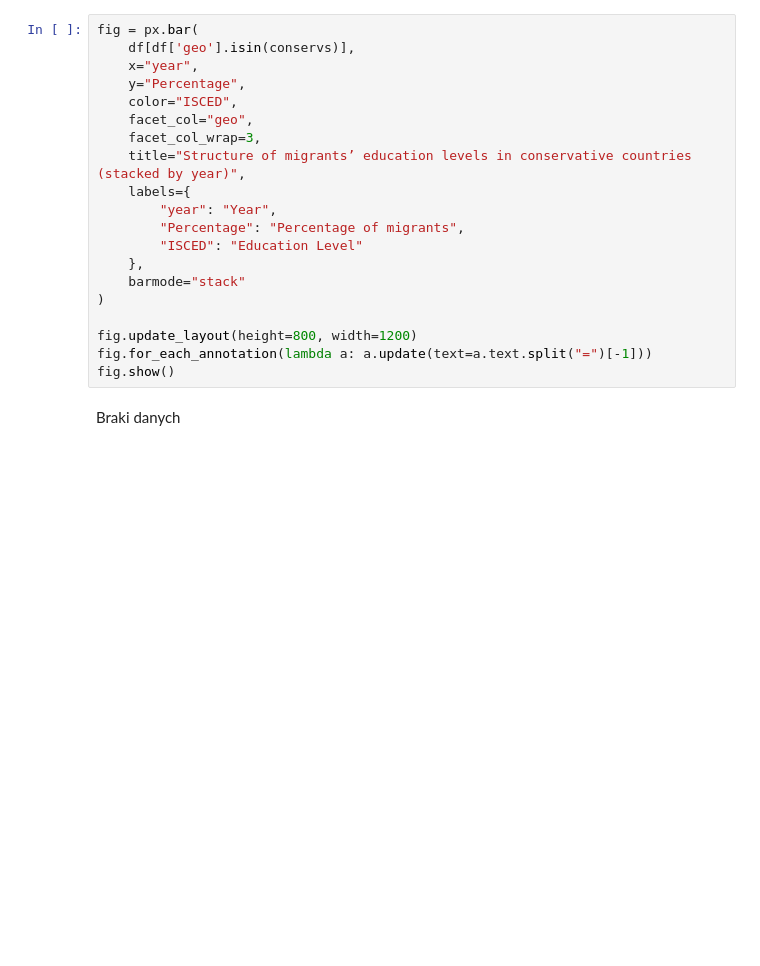
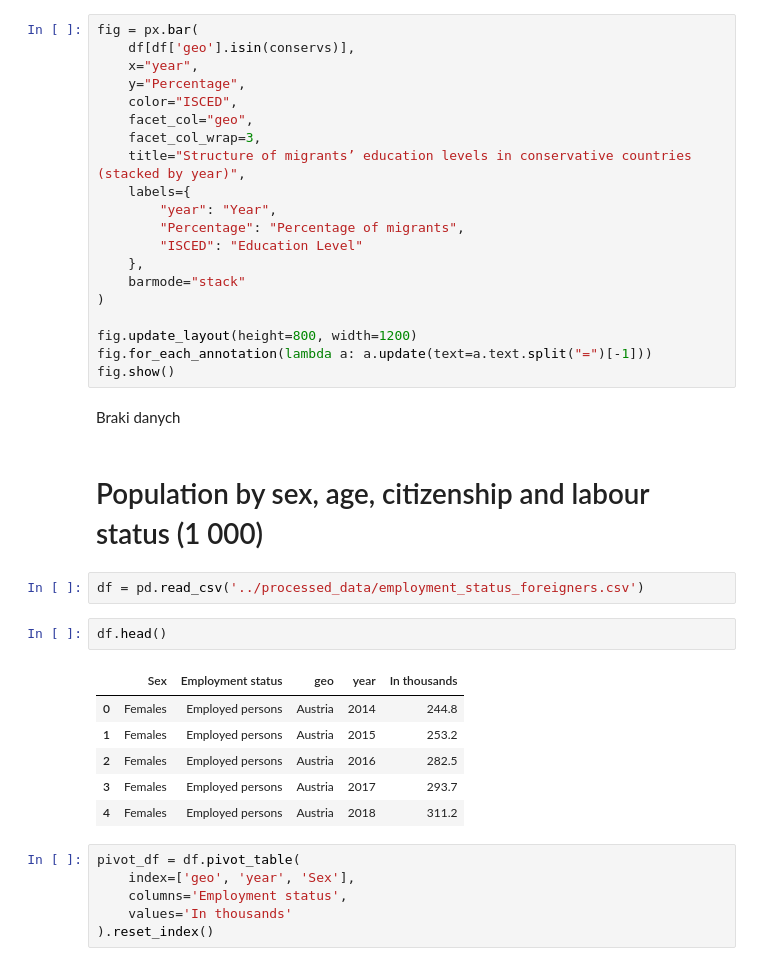
Before and after one commit to natix-x/Data-mining-in-Migration-Analysis, a Jupyter notebook: data_analysis/profiling_of_migrants.ipynb, the cells around one changed output. Drawn from its saved outputs; the diff is of its cells as text; blank space fills up the shorter version.

```diff
--- a/data_analysis/profiling_of_migrants.ipynb
+++ b/data_analysis/profiling_of_migrants.ipynb
@@ -337,3 +339,22 @@ fig.for_each_annotation(lambda a: a.update(text=a.text.split("=")[-1]))
 fig.show()
 # %% [markdown]
 Braki danych
+# %% [markdown]
+# Population by sex, age, citizenship and labour status (1 000)
+# %%
+df = pd.read_csv('../processed_data/employment_status_foreigners.csv')
+# %%
+df.head()
+# %% [output]
+|  | Sex | Employment status | geo | year | In thousands |
+| 0 | Females | Employed persons | Austria | 2014 | 244.8 |
+| 1 | Females | Employed persons | Austria | 2015 | 253.2 |
+| 2 | Females | Employed persons | Austria | 2016 | 282.5 |
+| 3 | Females | Employed persons | Austria | 2017 | 293.7 |
+| 4 | Females | Employed persons | Austria | 2018 | 311.2 |
+# %%
+pivot_df = df.pivot_table(
+    index=['geo', 'year', 'Sex'],
+    columns='Employment status',
+    values='In thousands'
+).reset_index()
```
Also changed, not shown: parts of 7 cells of this notebook, 3 other files.
